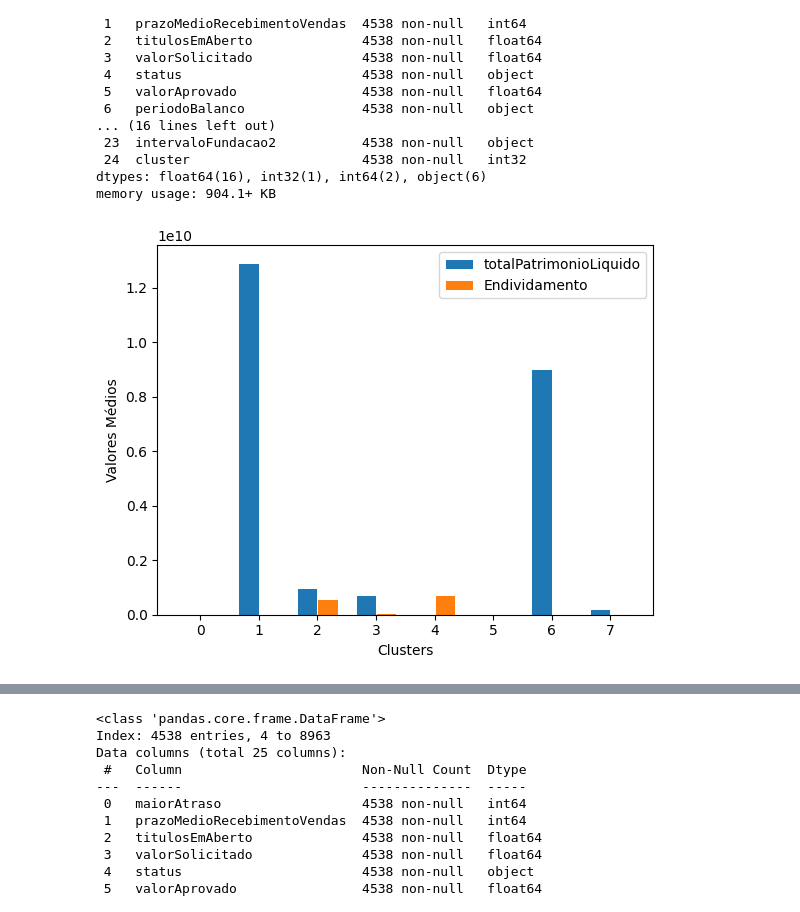
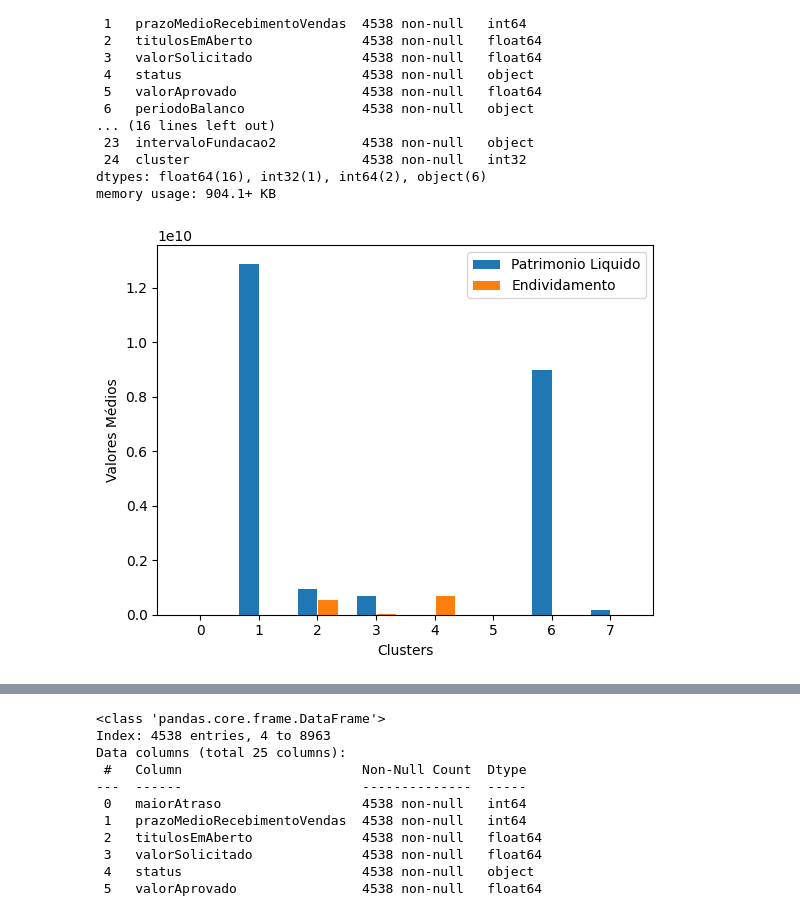
Before and after one commit to larevelyn/AI-ENGENEERING--COGNITIVE-AND-SEMANTIC-COMPUTATION---IOT, a Jupyter notebook: CP2/Clusterizacao.ipynb, the cells around one changed output, grey strips where cells are left out. Saved outputs shown, nothing was run; the diff lists cells and outputs as text; code cells hidden in the pictures.

```diff
--- a/CP2/Clusterizacao.ipynb
+++ b/CP2/Clusterizacao.ipynb
@@ -173,29 +173,30 @@ memory usage: 904.1+ KB
 # %%
 # Agrupar pelo campo 'cluster' e calcular a média de 'patrimonio' e 'endividamento'
 media_patrimonio_endividamento = solicitacoes_credito.groupby('cluster')[['totalPatrimonioLiquido', 'endividamento']].mean()
 
 # Definir a largura de cada barra
 largura_barra = 0.35
 clusters = media_patrimonio_endividamento.index
 
 # Criar subgráficos para patrimônio e endividamento lado a lado
 fig, ax = plt.subplots()
 
 # Barras para o patrimônio
-ax.bar(clusters - largura_barra/2, media_patrimonio_endividamento['totalPatrimonioLiquido'], width=largura_barra, label='totalPatrimonioLiquido', edgecolor="white", linewidth=0.7)
+ax.bar(clusters - largura_barra/2, media_patrimonio_endividamento['totalPatrimonioLiquido'], width=largura_barra, label='Patrimonio Liquido', edgecolor="white", linewidth=0.7)
 
 # Barras para o endividamento
 ax.bar(clusters + largura_barra/2, media_patrimonio_endividamento['endividamento'], width=largura_barra, label='Endividamento', edgecolor="white", linewidth=0.7)
 
 # Configurações do gráfico
 ax.set_xlabel('Clusters')
 ax.set_ylabel('Valores Médios')
+
 ax.legend()
 
 # Exibir gráfico
 plt.show()
 # %% [output]
-[figure, old version]
+[figure, new version]
 # %%
 solicitacoes_credito.head(2)
 # %% [output]
```
Also changed, not shown: parts of 6 cells of this notebook, 17 other files.
